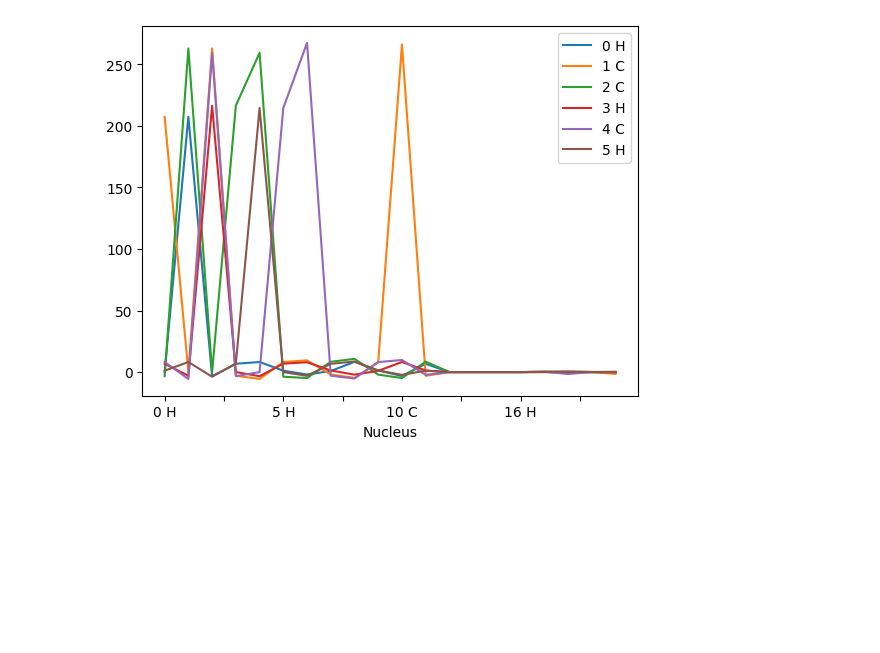
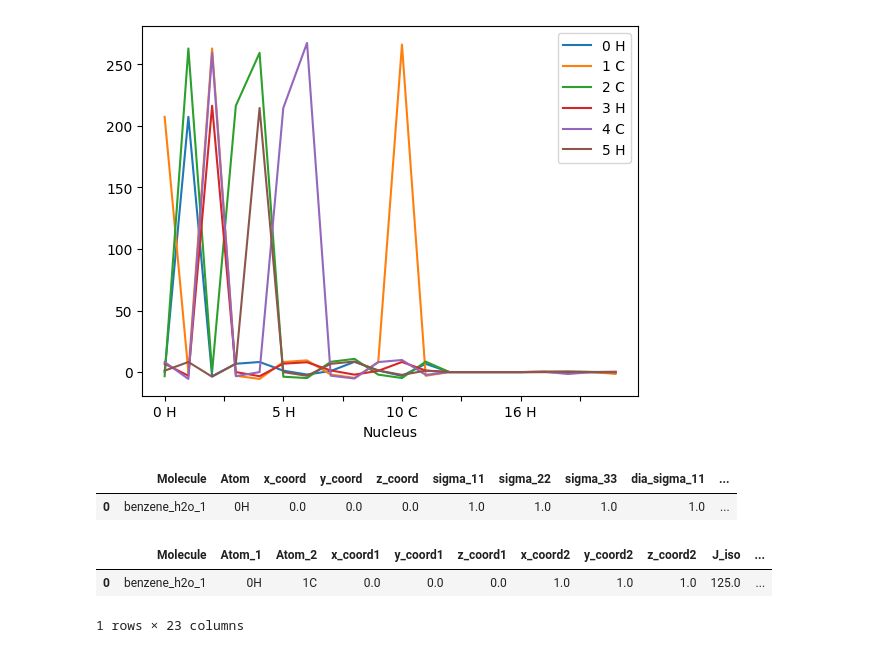
Before and after one commit to ebartalucci/NONCOV, a Jupyter notebook: results/tests.ipynb, the cells around one changed output. Saved outputs shown, nothing was run; the diff lists cells and outputs as text; code cells hidden in the pictures; blank space fills up the shorter version.

```diff
--- a/results/tests.ipynb
+++ b/results/tests.ipynb
@@ -84,3 +84,64 @@ df
 Column labels extracted: ['0 H', '1 C', '2 C', '3 H', '4 C', '5 H']
 <Axes: xlabel='Nucleus'>
 [figure]
+# %%
+import pandas as pd
+
+columns = ['Molecule',
+                    'Atom',
+                    'x_coord',
+                    'y_coord',
+                    'z_coord',
+                    'sigma_11',
+                    'sigma_22',
+                    'sigma_33',
+                    'dia_sigma_11',
+                    'dia_sigma_22',
+                    'dia_sigma_33',
+                    'para_sigma_11',
+                    'para_sigma_22',
+                    'para_sigma_33',
+                    'sigma_iso',
+                    'nmr_functional',
+                    'nmr_basis_set',
+                    ]
+rows = ['benzene_h2o_1', '0H', 0.000, 0.000, 0.000, 1.0, 1.0, 1.0, 1.0, 1.0, 1.0, 1.0, 1.0, 1.0, 1.0, 'r2-SCAN 3c', 'def2-mTZVPP']
+
+df = pd.DataFrame([rows], columns=columns)
+df
+# %% [output]
+|  | Molecule | Atom | x_coord | y_coord | z_coord | sigma_11 | sigma_22 | sigma_33 | dia_sigma_11 | ... |
+| 0 | benzene_h2o_1 | 0H | 0.0 | 0.0 | 0.0 | 1.0 | 1.0 | 1.0 | 1.0 | ... |
+# %%
+columns = ['Molecule',
+                    'Atom_1',
+                    'Atom_2',
+                    'x_coord1',
+                    'y_coord1',
+                    'z_coord1',
+                    'x_coord2',
+                    'y_coord2',
+                    'z_coord2',
+                    'J_iso',
+                    'J_FC_11',
+                    'J_FC_22',
+                    'J_FC_33',
+                    'J_DSO_11',
+                    'J_DSO_22',
+                    'J_DSO_33',
+                    'J_PSO_11',
+                    'J_PSO_22',
+                    'J_PSO_33',
+                    'J_SD_11',
+                    'J_SD_22',
+                    'J_SD_33',
+                    'Mayer_BO'
+                    ]
+rows = ['benzene_h2o_1', '0H', '1C', 0.000, 0.000, 0.000, 1.000, 1.000, 1.000, 125.0, 1.0, 1.0, 1.0, 1.0, 1.0, 1.0, 1.0, 1.0, 1.0, 1.0, 1.0, 1.0, 1.0]
+
+df = pd.DataFrame([rows], columns=columns)
+df
+# %% [output]
+|  | Molecule | Atom_1 | Atom_2 | x_coord1 | y_coord1 | z_coord1 | x_coord2 | y_coord2 | z_coord2 | J_iso | ... |
+| 0 | benzene_h2o_1 | 0H | 1C | 0.0 | 0.0 | 0.0 | 1.0 | 1.0 | 1.0 | 125.0 | ... |
+1 rows × 23 columns
```
Also changed, not shown: parts of 6 cells of this notebook, 5 other files.
